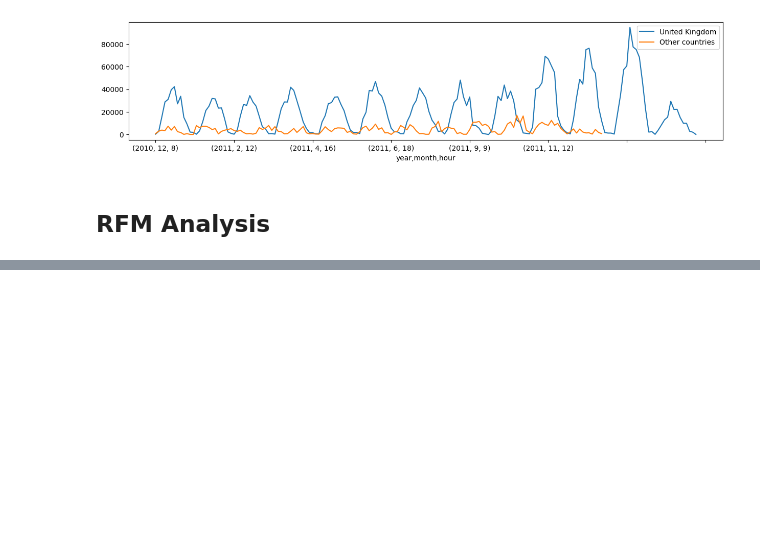
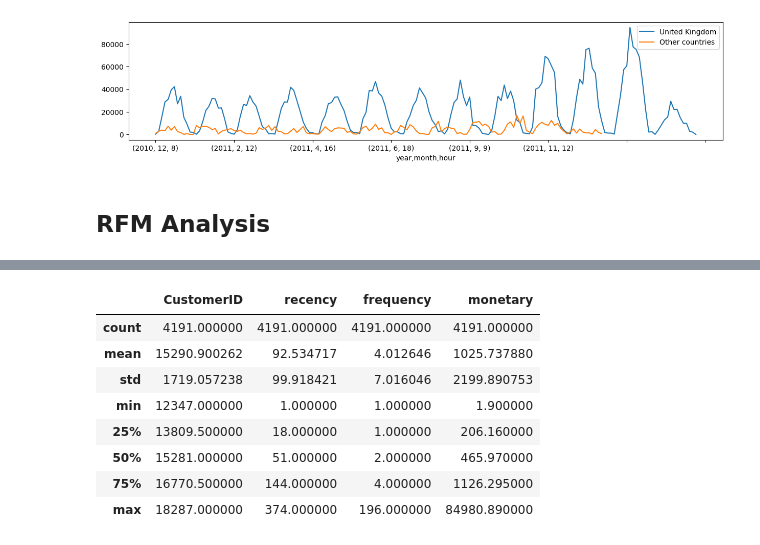
Before and after one commit to sanhiitaa/customer-segmentation-rfm-analysis, a Jupyter notebook: customer_segmentation.ipynb, the cells around one changed output, grey strips where cells are left out. Saved outputs shown, nothing was run; the diff lists cells and outputs as text; code cells hidden in the pictures; blank space fills up the shorter version.

```diff
--- a/customer_segmentation.ipynb
+++ b/customer_segmentation.ipynb
@@ -551,0 +518,18 @@ Name: total-price, dtype: float64
+# %%
+# extracting recency
+
+rfmdf=df1.groupby('CustomerID')['InvoiceDate'].max().reset_index() #extracting most recent visit of a customer
+rfmdf['most-recent-date']=rfmdf['InvoiceDate'].max() #making a new column with the latest date of purchase acting as a relative timeframe
+rfmdf['recency']=(rfmdf['most-recent-date'] - rfmdf['InvoiceDate']).dt.days +1 #calculating the number of days since the customer made their last purchase
+rfmdf=rfmdf[['CustomerID','recency']] #keeping only relevant columns
+rfmdf.head()
+
+#  extracting frequency
+
+rfmdf['frequency']=df1.groupby('CustomerID')['InvoiceNo'].nunique().values
+
+# extracting monetary
+
+rfmdf['monetary']=df1.groupby('CustomerID')['total-price'].sum().values
+
+rfmdf.head()
@@ -551,0 +543,12 @@ Name: total-price, dtype: float64
+# %%
+rfmdf.describe()
+# %% [output]
+|  | CustomerID | recency | frequency | monetary |
+| count | 4191.000000 | 4191.000000 | 4191.000000 | 4191.000000 |
+| mean | 15290.900262 | 92.534717 | 4.012646 | 1025.737880 |
+| std | 1719.057238 | 99.918421 | 7.016046 | 2199.890753 |
+| min | 12347.000000 | 1.000000 | 1.000000 | 1.900000 |
+| 25% | 13809.500000 | 18.000000 | 1.000000 | 206.160000 |
+| 50% | 15281.000000 | 51.000000 | 2.000000 | 465.970000 |
+| 75% | 16770.500000 | 144.000000 | 4.000000 | 1126.295000 |
+| max | 18287.000000 | 374.000000 | 196.000000 | 84980.890000 |
```
Also changed, not shown: parts of 15 cells of this notebook.
